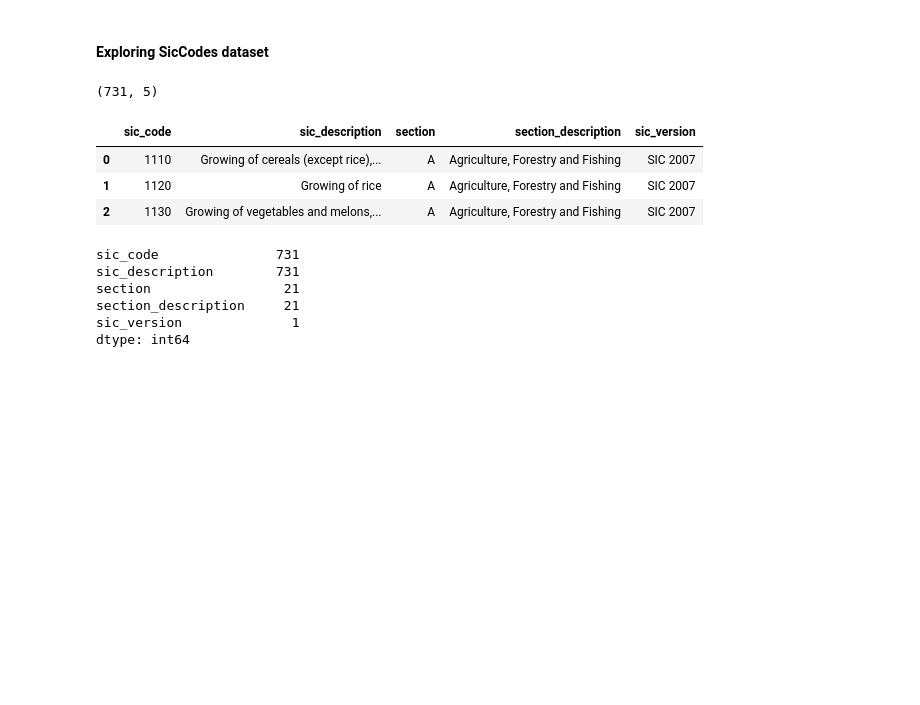
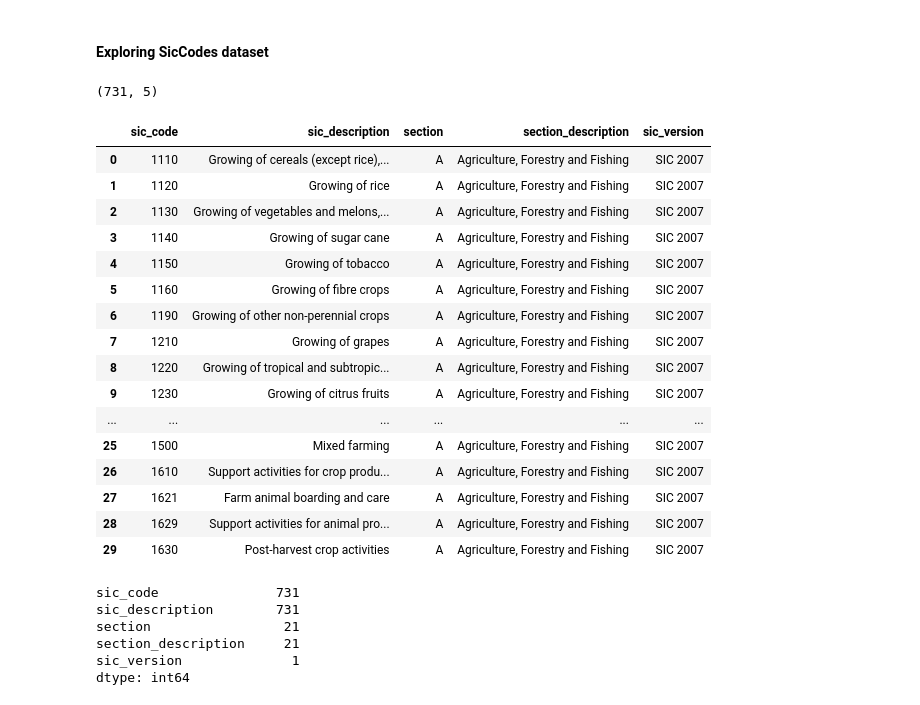
Before and after one commit to Ads2020Group6/data-exploration, a Jupyter notebook: Gov Equalities Office - EDA.ipynb, the cells around one changed output. Drawn from its saved outputs; the diff is of its cells as text; code cells hidden in the pictures; blank space fills up the shorter version.

```diff
--- a/Gov Equalities Office - EDA.ipynb
+++ b/Gov Equalities Office - EDA.ipynb
@@ -479,13 +509,26 @@ memory usage: 3.0+ MB
 # %%
 sic_codes = pd.read_csv("data/siccodes/uk-sic-2007-condensed_csv.csv")
 print(sic_codes.shape)
-sic_codes.head(3)
+sic_codes.head(30)
 # %% [output]
 (731, 5)
 |  | sic_code | sic_description | section | section_description | sic_version |
 | 0 | 1110 | Growing of cereals (except rice),... | A | Agriculture, Forestry and Fishing | SIC 2007 |
 | 1 | 1120 | Growing of rice | A | Agriculture, Forestry and Fishing | SIC 2007 |
 | 2 | 1130 | Growing of vegetables and melons,... | A | Agriculture, Forestry and Fishing | SIC 2007 |
+| 3 | 1140 | Growing of sugar cane | A | Agriculture, Forestry and Fishing | SIC 2007 |
+| 4 | 1150 | Growing of tobacco | A | Agriculture, Forestry and Fishing | SIC 2007 |
+| 5 | 1160 | Growing of fibre crops | A | Agriculture, Forestry and Fishing | SIC 2007 |
+| 6 | 1190 | Growing of other non-perennial crops | A | Agriculture, Forestry and Fishing | SIC 2007 |
+| 7 | 1210 | Growing of grapes | A | Agriculture, Forestry and Fishing | SIC 2007 |
+| 8 | 1220 | Growing of tropical and subtropic... | A | Agriculture, Forestry and Fishing | SIC 2007 |
+| 9 | 1230 | Growing of citrus fruits | A | Agriculture, Forestry and Fishing | SIC 2007 |
+| ... | ... | ... | ... | ... | ... |
+| 25 | 1500 | Mixed farming | A | Agriculture, Forestry and Fishing | SIC 2007 |
+| 26 | 1610 | Support activities for crop produ... | A | Agriculture, Forestry and Fishing | SIC 2007 |
+| 27 | 1621 | Farm animal boarding and care | A | Agriculture, Forestry and Fishing | SIC 2007 |
+| 28 | 1629 | Support activities for animal pro... | A | Agriculture, Forestry and Fishing | SIC 2007 |
+| 29 | 1630 | Post-harvest crop activities | A | Agriculture, Forestry and Fishing | SIC 2007 |
 # %%
 sic_codes.nunique()
 # %% [output]
```
Also changed, not shown: parts of 15 cells of this notebook, 1 other file.
